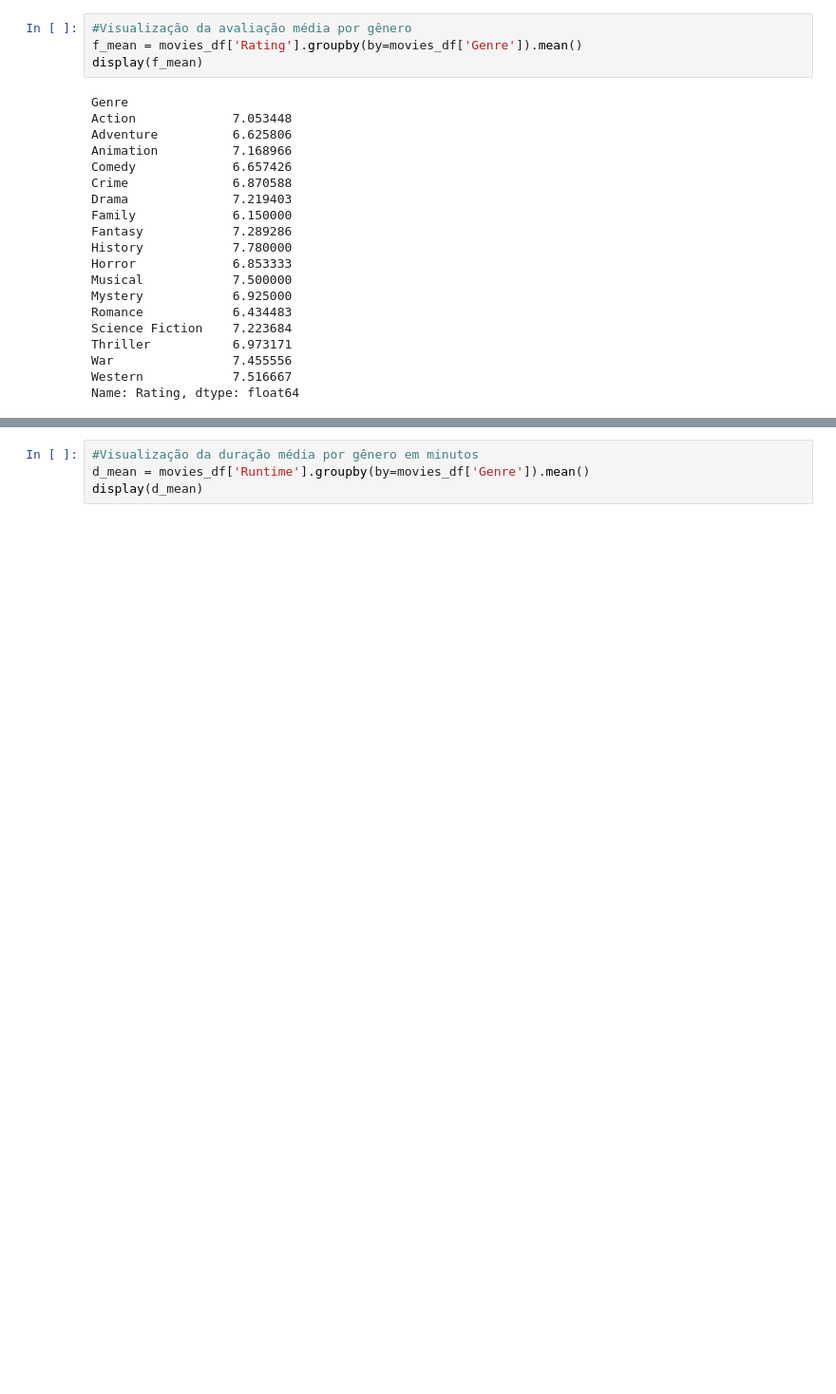
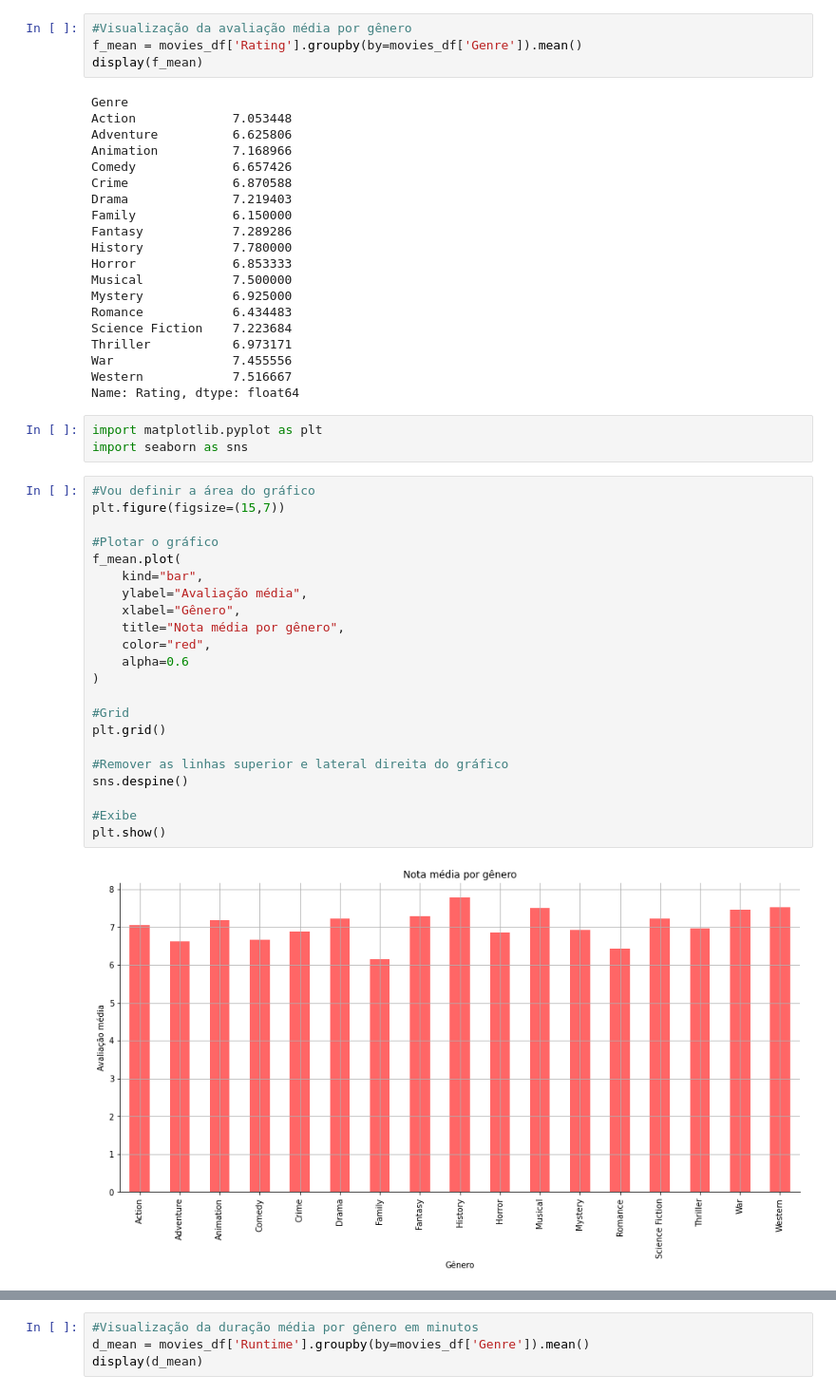
Before and after one commit to EmmanuelFelipe/curso-extensao-python-2023-1, a Jupyter notebook: projeto_filmes.ipynb, the cells around one changed output, grey strips where cells are left out. Shown: that part at 95% size. Saved outputs shown, nothing was run; the diff lists cells and outputs as text; blank space fills up the shorter version.

```diff
--- a/projeto_filmes.ipynb
+++ b/projeto_filmes.ipynb
@@ -59,3 +59,30 @@ Thriller           6.973171
 War                7.455556
 Western            7.516667
 Name: Rating, dtype: float64
+# %%
+import matplotlib.pyplot as plt
+import seaborn as sns
+# %%
+#Vou definir a área do gráfico
+plt.figure(figsize=(15,7))
+
+#Plotar o gráfico
+f_mean.plot(
+    kind="bar",
+    ylabel="Avaliação média",
+    xlabel="Gênero",
+    title="Nota média por gênero",
+    color="red",
+    alpha=0.6
+)
+
+#Grid
+plt.grid()
+
+#Remover as linhas superior e lateral direita do gráfico
+sns.despine()
+
+#Exibe
+plt.show()
+# %% [output]
+[figure, added]
```
Also changed, not shown: parts of 1 cell of this notebook.
